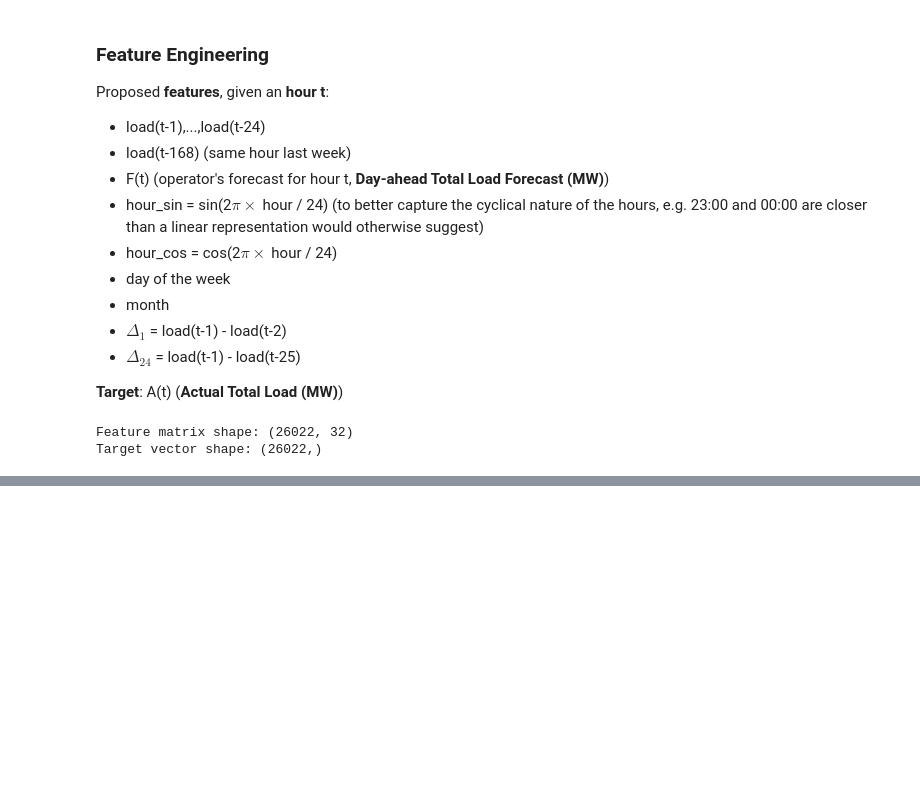
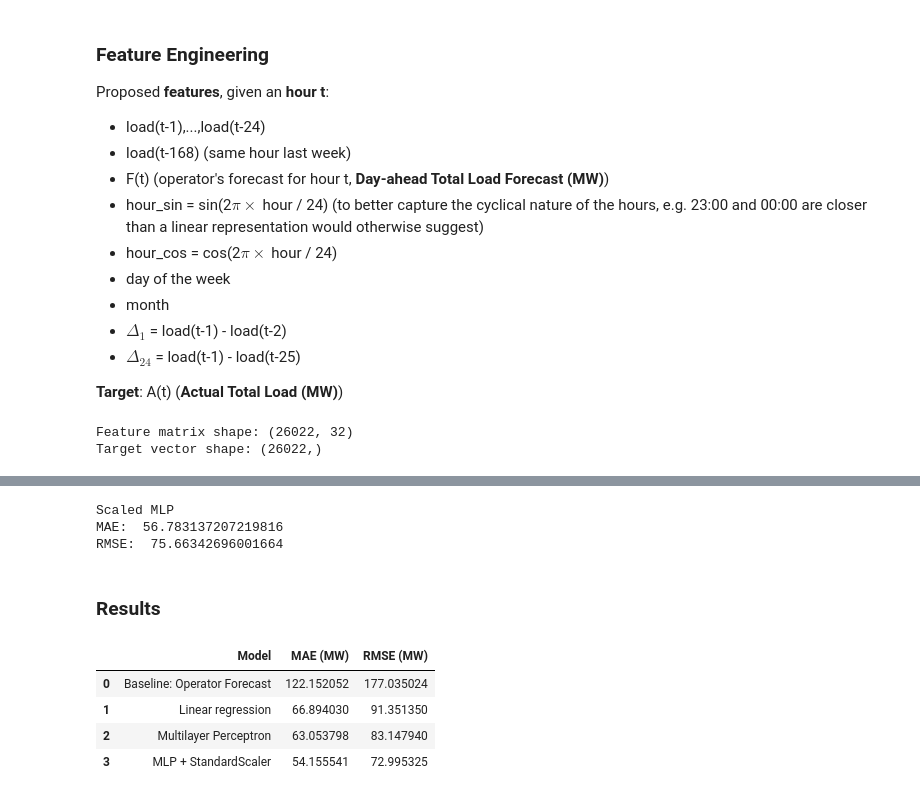
Before and after one commit to MaiaMarin/Electricity-Load-Forecasting, a Jupyter notebook: electricity_forecast.ipynb, the cells around one changed output, grey strips where cells are left out. Saved outputs shown, nothing was run; the diff lists cells and outputs as text; code cells hidden in the pictures; blank space fills up the shorter version.

Commit message:
Add feature engineering, models, scaling, and evaluation

```diff
--- a/electricity_forecast.ipynb
+++ b/electricity_forecast.ipynb
@@ -172,0 +216,14 @@ Target vector shape: (26022,)
+# %%
+from sklearn.linear_model import LinearRegression
+
+lin = LinearRegression()
+lin.fit(X_train, y_train)
+
+y_pred_lin = lin.predict(X_test)
+
+mae_lin = mean_absolute_error(y_test, y_pred_lin)
+rmse_lin = np.sqrt(mean_squared_error(y_test, y_pred_lin))
+
+print("Linear Regression")
+print("MAE: ", mae_lin)
+print("RMSE: ", rmse_lin)
@@ -172,0 +268,23 @@ Target vector shape: (26022,)
+# %%
+from sklearn.pipeline import Pipeline
+from sklearn.preprocessing import StandardScaler
+
+mlp_scaled = Pipeline([
+    ("scaler", StandardScaler()),
+    ("mlp", MLPRegressor(
+        hidden_layer_sizes=(64,32),
+        activation = "relu",
+        max_iter=1000,
+        random_state=13
+    ))
+])
+
+mlp_scaled.fit(X_train, y_train)
+y_pred_mlp_scaled = mlp_scaled.predict(X_test)
+
+mae_mlp_scaled = mean_absolute_error(y_test, y_pred_mlp_scaled)
+rmse_mlp_scaled = np.sqrt(mean_squared_error(y_test, y_pred_mlp_scaled))
+
+print("Scaled MLP")
+print("MAE: ", mae_mlp_scaled)
+print("RMSE: ", rmse_mlp_scaled)
@@ -172,0 +297,43 @@ Target vector shape: (26022,)
+# %%
+mlp_scaled_adjusted = Pipeline([
+    ("scaler", StandardScaler()),
+    ("mlp", MLPRegressor(
+        hidden_layer_sizes=(128, 64, 32),
+        activation = "relu",
+        max_iter=2000,
+        alpha=1e-3,
+        early_stopping = True,
+        n_iter_no_change=20,
+        random_state=13
+    ))
+])
+
+mlp_scaled_adjusted.fit(X_train, y_train)
+y_pred_mlp_scaled_adjusted = mlp_scaled_adjusted.predict(X_test)
+
+mae_mlp_scaled_adjusted = mean_absolute_error(y_test, y_pred_mlp_scaled_adjusted)
+rmse_mlp_scaled_adjusted = np.sqrt(mean_squared_error(y_test, y_pred_mlp_scaled_adjusted))
+
+print("Scaled MLP")
+print("MAE: ", mae_mlp_scaled_adjusted)
+print("RMSE: ", rmse_mlp_scaled_adjusted)
+# %% [output]
+Scaled MLP
+MAE:  56.783137207219816
+RMSE:  75.66342696001664
+# %% [markdown]
+### Results
+# %%
+results = pd.DataFrame({
+    "Model": ["Baseline: Operator Forecast", "Linear regression", "Multilayer Perceptron", "MLP + StandardScaler"],
+    "MAE (MW)": [mae_op, mae_lin, mae_mlp, mae_mlp_scaled],
+    "RMSE (MW)": [rmse_op,rmse_lin,rmse_mlp,rmse_mlp_scaled]
+})
+
+results
+# %% [output]
+|  | Model | MAE (MW) | RMSE (MW) |
+| 0 | Baseline: Operator Forecast | 122.152052 | 177.035024 |
+| 1 | Linear regression | 66.894030 | 91.351350 |
+| 2 | Multilayer Perceptron | 63.053798 | 83.147940 |
+| 3 | MLP + StandardScaler | 54.155541 | 72.995325 |
```
Also changed, not shown: parts of 12 cells of this notebook.
